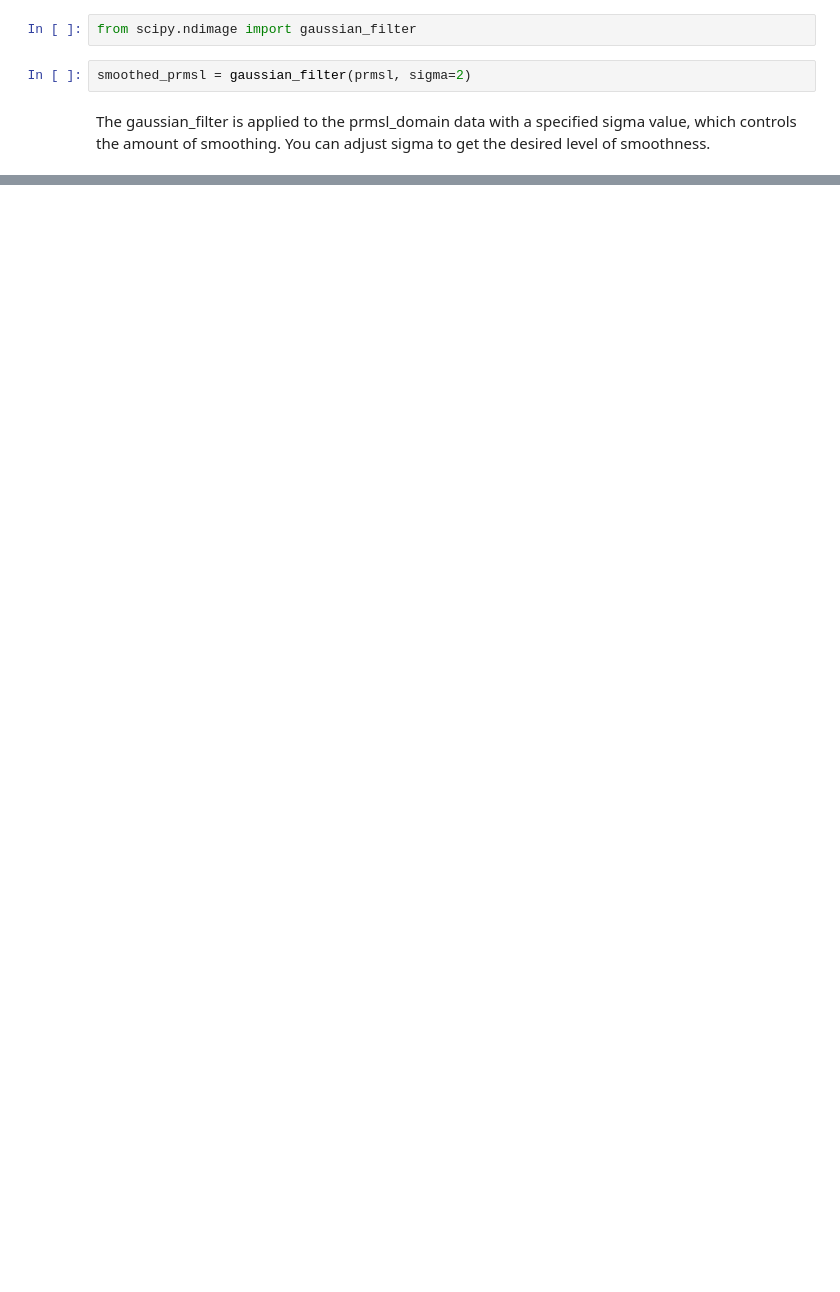
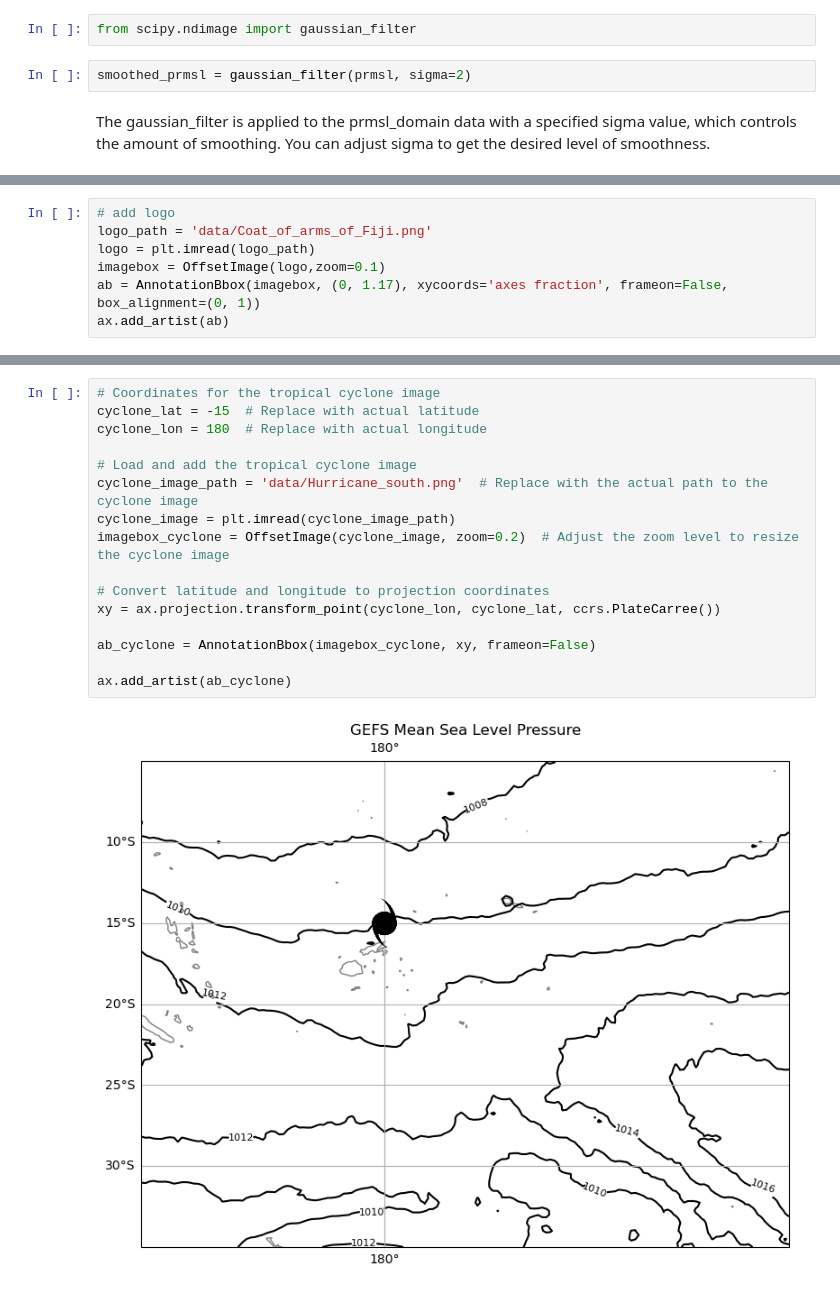
Before and after one commit to achmadrifani/fiji-training-2024, a Jupyter notebook: notebooks/day_07/01_Plotting_MSLP.ipynb, the cells around one changed output, grey strips where cells are left out. Saved outputs shown, nothing was run; the diff lists cells and outputs as text; blank space fills up the shorter version.

```diff
--- a/notebooks/day_07/01_Plotting_MSLP.ipynb
+++ b/notebooks/day_07/01_Plotting_MSLP.ipynb
@@ -149,0 +173,7 @@ Text(0, 0.5, 'Latitude')
+# %%
+# add logo
+logo_path = 'data/Coat_of_arms_of_Fiji.png'
+logo = plt.imread(logo_path)
+imagebox = OffsetImage(logo,zoom=0.1)
+ab = AnnotationBbox(imagebox, (0, 1.17), xycoords='axes fraction', frameon=False, box_alignment=(0, 1))
+ax.add_artist(ab)
@@ -149,0 +193,18 @@ Text(0, 0.5, 'Latitude')
+# %%
+# Coordinates for the tropical cyclone image
+cyclone_lat = -15  # Replace with actual latitude
+cyclone_lon = 180  # Replace with actual longitude
+
+# Load and add the tropical cyclone image
+cyclone_image_path = 'data/Hurricane_south.png'  # Replace with the actual path to the cyclone image
+cyclone_image = plt.imread(cyclone_image_path)
+imagebox_cyclone = OffsetImage(cyclone_image, zoom=0.2)  # Adjust the zoom level to resize the cyclone image
+
+# Convert latitude and longitude to projection coordinates
+xy = ax.projection.transform_point(cyclone_lon, cyclone_lat, ccrs.PlateCarree())
+
+ab_cyclone = AnnotationBbox(imagebox_cyclone, xy, frameon=False)
+
+ax.add_artist(ab_cyclone)
+# %% [output]
+[figure, added]
```
Also changed, not shown: parts of 19 cells of this notebook, 2 other files.
